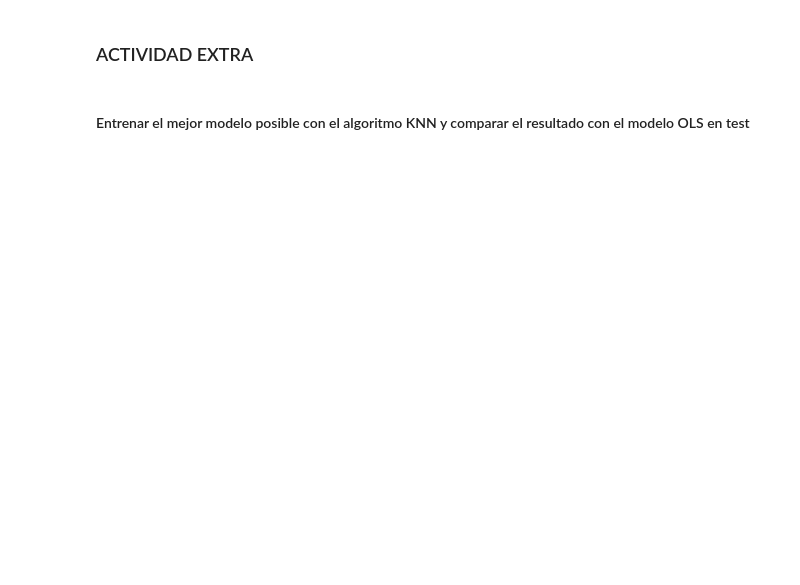
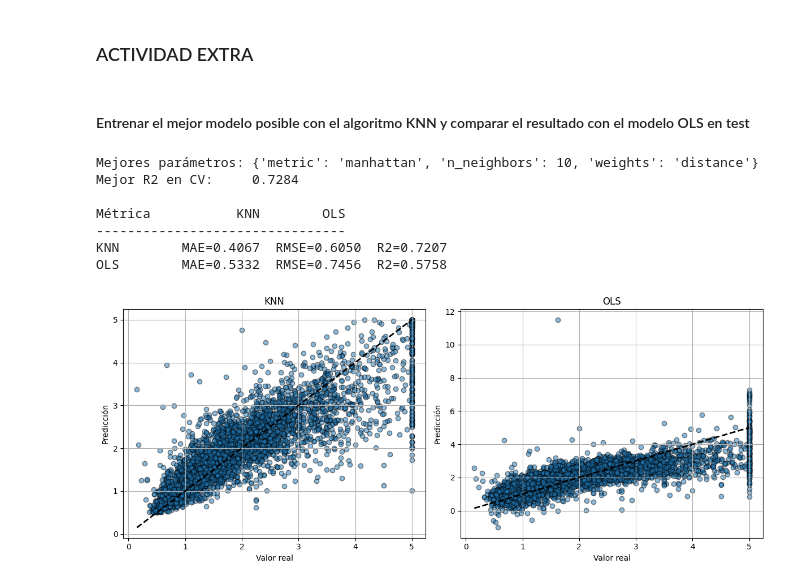
Before and after one commit to muntrans/Aprendizaje_Supervisado, a Jupyter notebook: notebooks_practicas/scripts/tema4/originales/Programa13.Regresion.KNN1.ipynb, the cells around one changed output. Cells and saved outputs as stored; diff of their text form; code cells hidden in the pictures; blank space fills up the shorter version.

```diff
--- a/notebooks_practicas/scripts/tema4/originales/Programa13.Regresion.KNN1.ipynb
+++ b/notebooks_practicas/scripts/tema4/originales/Programa13.Regresion.KNN1.ipynb
@@ -179,0 +198,67 @@ from sklearn.model_selection import GridSearchCV
+# %%
+from sklearn.model_selection import GridSearchCV
+
+# Definir parámetros de búsqueda
+# GridSearchCV probará todas las combinaciones posibles
+param_grid = {
+    'n_neighbors': [3, 5, 7, 10, 15, 20],           # distintos valores de K
+    'weights':     ['uniform', 'distance'],           # ponderación de vecinos
+    'metric':      ['euclidean', 'manhattan']         # métrica de distancia
+}
+
+# Aplicar el algoritmo de búsqueda con validación cruzada de 5 bolsas
+grid_search = GridSearchCV(KNeighborsRegressor(), param_grid,
+                           cv=KFold(n_splits=5, shuffle=True, random_state=42),
+                           scoring='r2')
+
+# Entrenar el modelo (busca la mejor combinación de parámetros)
+grid_search.fit(X_stdr, y_training)
+
+# Extraer los mejores parámetros encontrados
+print('Mejores parámetros:', grid_search.best_params_)
+print('Mejor R2 en CV:    ', round(grid_search.best_score_, 4))
+
+# ---- COMPARACIÓN KNN vs OLS sobre test ----
+
+# Estandarizar test
+X_testing_stdr = standardizer.transform(X_testing)
+
+# Mejor KNN
+best_knn = grid_search.best_estimator_
+y_pred_knn = best_knn.predict(X_testing_stdr)
+
+# OLS (Ordinary Least Squares = regresión lineal)
+ols = linear_model.LinearRegression()
+ols.fit(X_stdr, y_training)
+y_pred_ols = ols.predict(X_testing_stdr)
+
+# Comparación cuantitativa
+print('\n{:<10} {:>10} {:>10}'.format('Métrica', 'KNN', 'OLS'))
+print('-' * 32)
+for nombre, yp in [('KNN', y_pred_knn), ('OLS', y_pred_ols)]:
+    mae  = metrics.mean_absolute_error(y_testing, yp)
+    rmse = sqrt(metrics.mean_squared_error(y_testing, yp))
+    r2   = metrics.r2_score(y_testing, yp)
+    print(f'{nombre:<10} MAE={mae:.4f}  RMSE={rmse:.4f}  R2={r2:.4f}')
+
+# Comparación cualitativa (bisectriz)
+fig, ax = plt.subplots(1, 2, figsize=(12, 5))
+for i, (nombre, yp) in enumerate([('KNN', y_pred_knn), ('OLS', y_pred_ols)]):
+    ax[i].scatter(y_testing, yp, edgecolors=(0,0,0), alpha=0.5)
+    ax[i].plot([y_testing.min(), y_testing.max()],
+               [y_testing.min(), y_testing.max()], 'k--', lw=2)
+    ax[i].set_title(nombre)
+    ax[i].set_xlabel('Valor real')
+    ax[i].set_ylabel('Predicción')
+    ax[i].grid()
+plt.tight_layout()
+plt.show()
+# %% [output]
+Mejores parámetros: {'metric': 'manhattan', 'n_neighbors': 10, 'weights': 'distance'}
+Mejor R2 en CV:     0.7284
+
+Métrica           KNN        OLS
+--------------------------------
+KNN        MAE=0.4067  RMSE=0.6050  R2=0.7207
+OLS        MAE=0.5332  RMSE=0.7456  R2=0.5758
+[figure, added]
```
Also changed, not shown: parts of 9 cells of this notebook.
